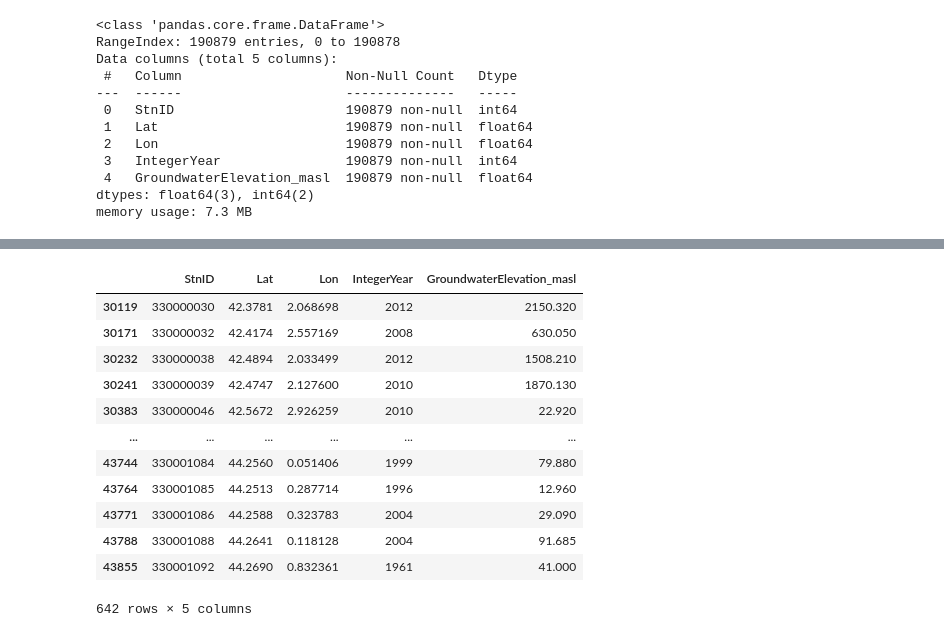
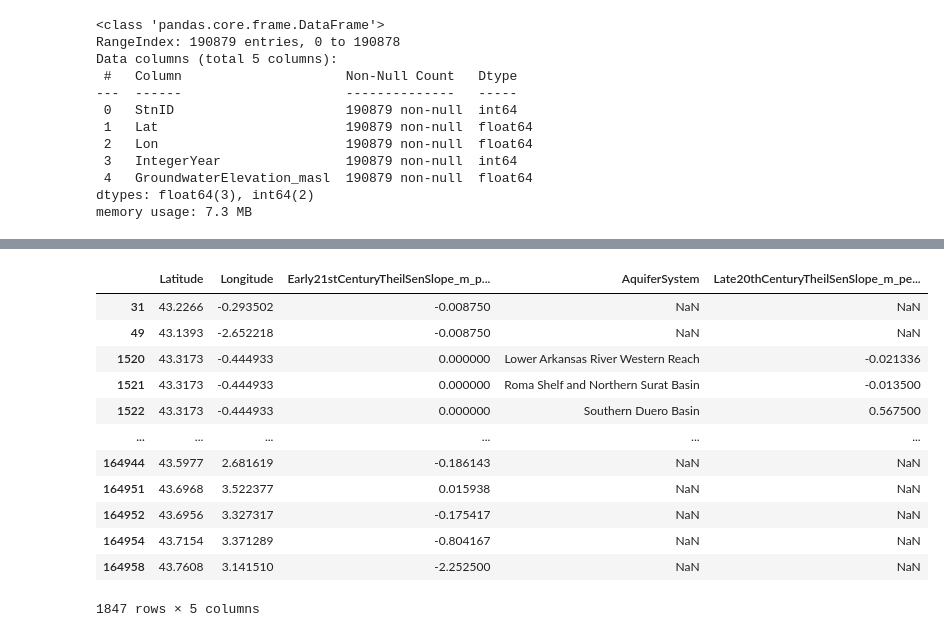
Before and after one commit to mkesslerct/datadive_team4, a Jupyter notebook: project.ipynb, the cells around one changed output, grey strips where cells are left out. Saved outputs shown, nothing was run; the diff lists cells and outputs as text; code cells hidden in the pictures.

Commit message:
Data correction Used new dataset with other coordenades where can be merged with other dataset which contains the names of the aquifer systems

```diff
--- a/project.ipynb
+++ b/project.ipynb
@@ -48,0 +46,5 @@ memory usage: 7.3 MB
+# %%
+datafig_1 = pd.read_csv(DATA_DIR / 'SourceDataFig1.csv')
+datafig_3 = pd.read_csv(DATA_DIR / 'SourceDataFig3.csv')
+datafig_4 = pd.read_csv(DATA_DIR / 'SourceDataFig4.csv')
+datafig_1.info(), datafig_3.info(), datafig_4.info()
@@ -48,0 +70,3 @@ memory usage: 7.3 MB
+# %%
+datafig_1.rename(columns={'21stCenturyTheilSenSlope_m_per_year': 'Early21stCenturyTheilSenSlope_m_per_year'}, inplace=True)
+aquifers_merged = datafig_1.merge(datafig_3, on='Early21stCenturyTheilSenSlope_m_per_year', how='outer')
@@ -52,26 +92,26 @@ memory usage: 7.3 MB
 #                      36.05 -11.6 (Suroeste)
 #                      44.27 -10.52 (Noroeste)
 # %%
-aquifers_spain = annual_groundwater_elevation.query('44.27 > Lat > 35.12')
-aquifers_spain = aquifers_spain.query('3.57 > Lon > -11.6')
+aquifers_spain = aquifers_merged.query('44.27 > Latitude > 35.12')
+aquifers_spain = aquifers_spain.query('3.57 > Longitude > -11.6')
 
 
-aquifers_spain.drop_duplicates(subset=['StnID'], inplace=True)
+# aquifers_spain.drop_duplicates(subset=['StnID'], inplace=True)
 aquifers_spain
 # %% [output]
-|  | StnID | Lat | Lon | IntegerYear | GroundwaterElevation_masl |
-| 30119 | 330000030 | 42.3781 | 2.068698 | 2012 | 2150.320 |
-| 30171 | 330000032 | 42.4174 | 2.557169 | 2008 | 630.050 |
-| 30232 | 330000038 | 42.4894 | 2.033499 | 2012 | 1508.210 |
-| 30241 | 330000039 | 42.4747 | 2.127600 | 2010 | 1870.130 |
-| 30383 | 330000046 | 42.5672 | 2.926259 | 2010 | 22.920 |
+|  | Latitude | Longitude | Early21stCenturyTheilSenSlope_m_p... | AquiferSystem | Late20thCenturyTheilSenSlope_m_pe... |
+| 31 | 43.2266 | -0.293502 | -0.008750 | NaN | NaN |
+| 49 | 43.1393 | -2.652218 | -0.008750 | NaN | NaN |
+| 1520 | 43.3173 | -0.444933 | 0.000000 | Lower Arkansas River Western Reach | -0.021336 |
+| 1521 | 43.3173 | -0.444933 | 0.000000 | Roma Shelf and Northern Surat Basin | -0.013500 |
+| 1522 | 43.3173 | -0.444933 | 0.000000 | Southern Duero Basin | 0.567500 |
 | ... | ... | ... | ... | ... | ... |
-| 43744 | 330001084 | 44.2560 | 0.051406 | 1999 | 79.880 |
-| 43764 | 330001085 | 44.2513 | 0.287714 | 1996 | 12.960 |
-| 43771 | 330001086 | 44.2588 | 0.323783 | 2004 | 29.090 |
-| 43788 | 330001088 | 44.2641 | 0.118128 | 2004 | 91.685 |
-| 43855 | 330001092 | 44.2690 | 0.832361 | 1961 | 41.000 |
+| 164944 | 43.5977 | 2.681619 | -0.186143 | NaN | NaN |
+| 164951 | 43.6968 | 3.522377 | 0.015938 | NaN | NaN |
+| 164952 | 43.6956 | 3.327317 | -0.175417 | NaN | NaN |
+| 164954 | 43.7154 | 3.371289 | -0.804167 | NaN | NaN |
+| 164958 | 43.7608 | 3.141510 | -2.252500 | NaN | NaN |
-642 rows × 5 columns
+1847 rows × 5 columns
 # %%
 sf_map = folium.Map()
 
```
Also changed, not shown: parts of 4 cells of this notebook.
